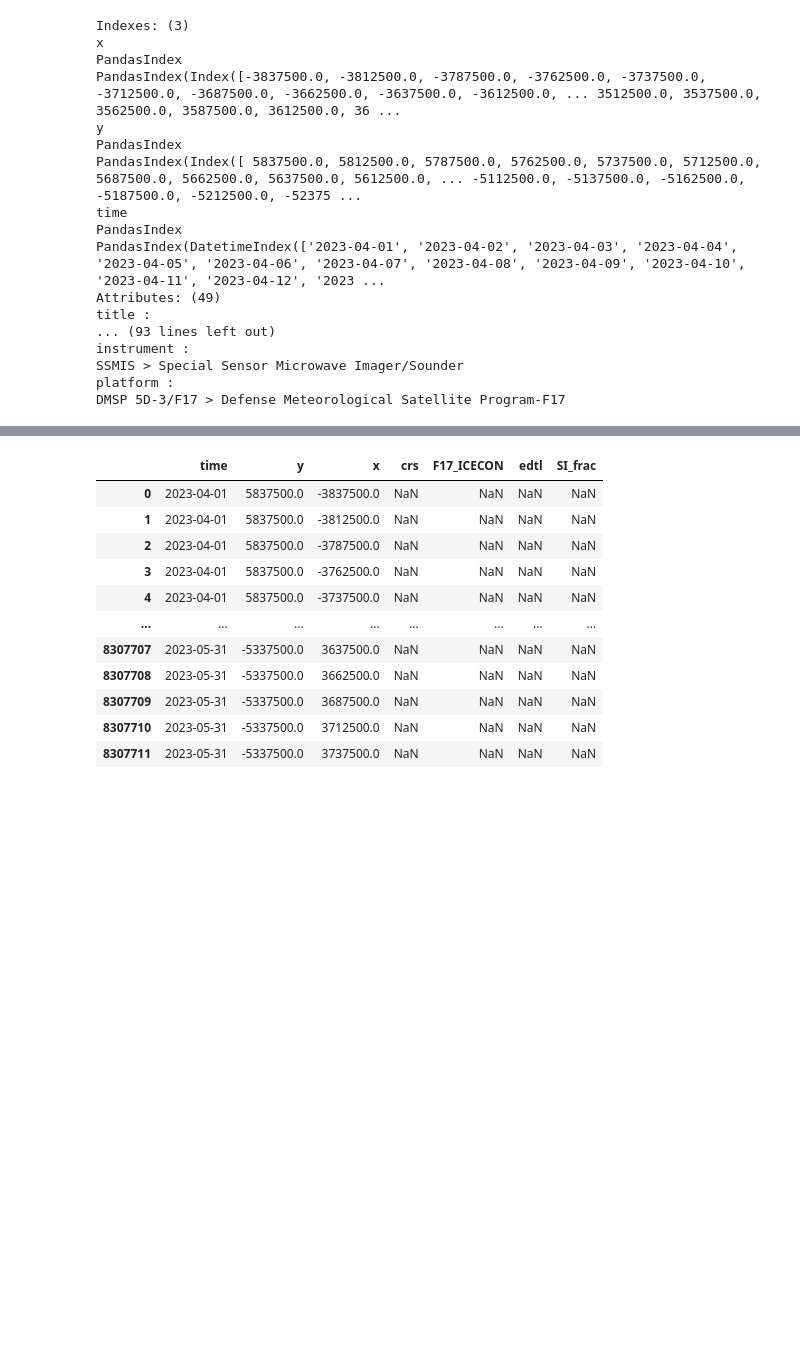
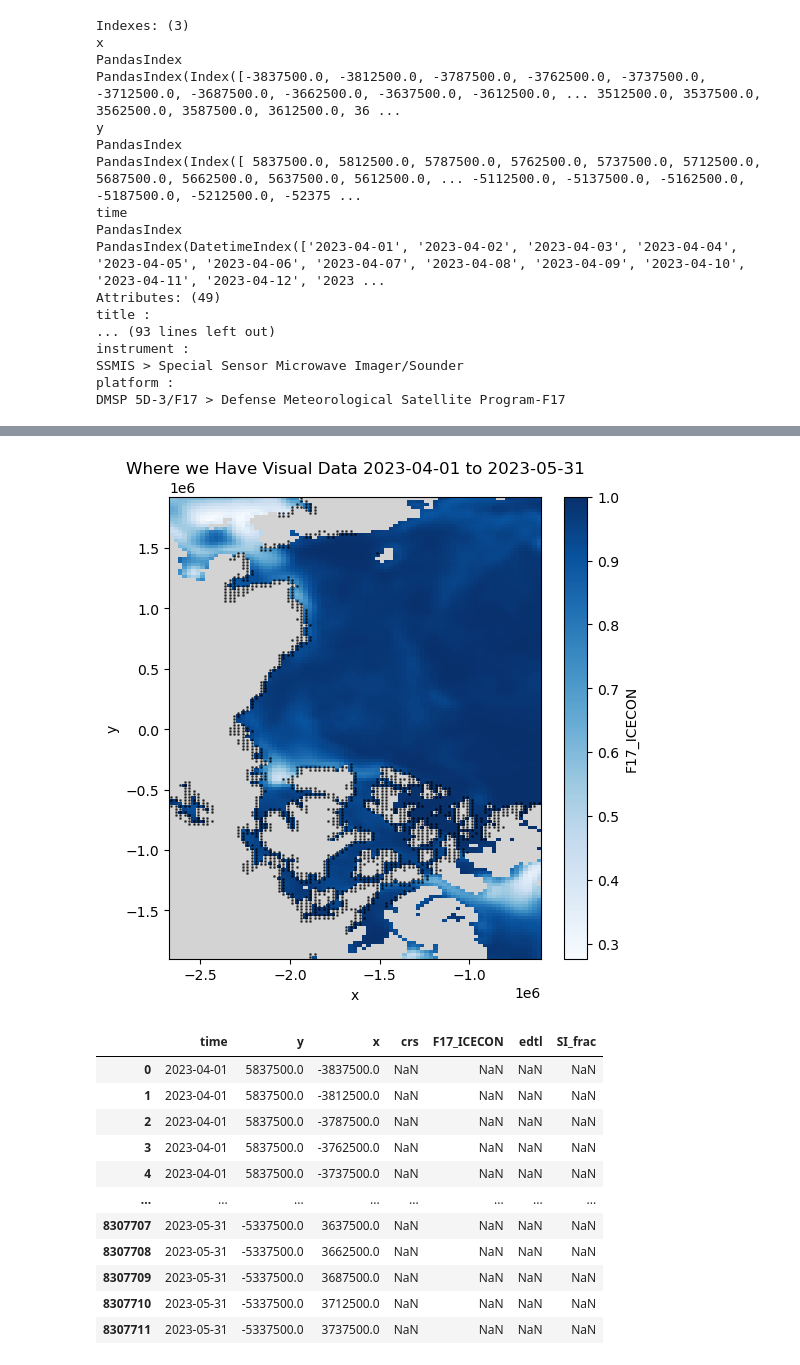
Before and after one commit to felixleodiaz/coastal-sea-ice, a Jupyter notebook: scripts/ValidationTest.ipynb, the cells around one changed output, grey strips where cells are left out. Cells and saved outputs as stored; diff of their text form; code cells hidden in the pictures; blank space fills up the shorter version.

```diff
--- a/scripts/ValidationTest.ipynb
+++ b/scripts/ValidationTest.ipynb
@@ -145,3 +178,26 @@ ds = ds.assign(**{'SI_frac': da_full['SI frac']})
+# %%
+# sanity check two
+
+x_min, x_max = visual['x'].min(), visual['x'].max()
+y_min, y_max = visual['y'].min(), visual['y'].max()
+
+ds_subset = ds.sel(x=slice(x_min, x_max), y=slice(y_max, y_min)).where(ds.F17_ICECON < 1.01)
+ax = ds_subset.F17_ICECON.mean(dim='time').plot(
+    cmap=cmap,
+    figsize=(6,6)
+)
+
+plt.scatter(
+    visual['x'],
+    visual['y'],
+    color='black',
+    s=1,
+    alpha=0.6
+)
+plt.title("Where we Have Visual Data 2023-04-01 to 2023-05-31")
+plt.show()
+# %% [output]
+[figure, added]
 # %%
 # data cleaning
 
```
Also changed, not shown: parts of 10 cells of this notebook.
